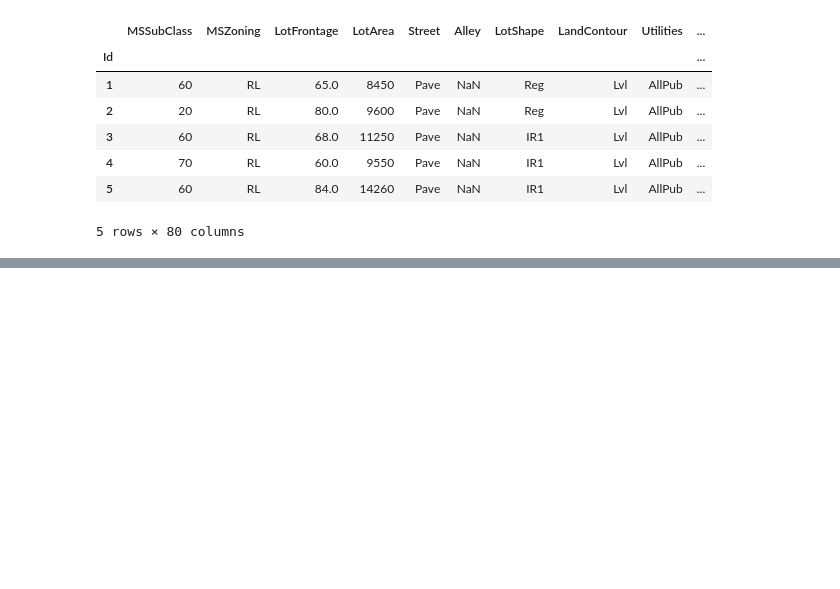
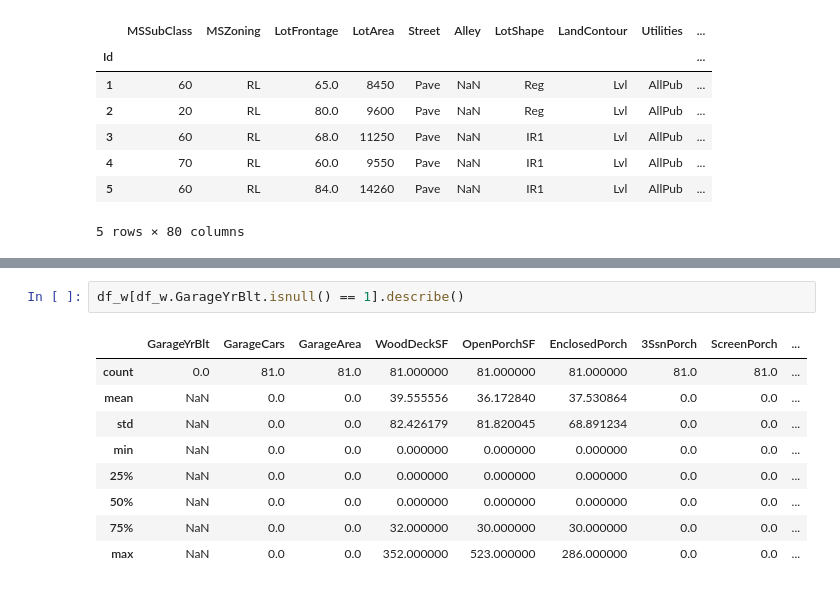
Before and after one commit to wonchankim97/House-Price-Prediction, a Jupyter notebook: preprocessing-WONCHAN.ipynb, the cells around one changed output, grey strips where cells are left out. Saved outputs shown, nothing was run; the diff lists cells and outputs as text; blank space fills up the shorter version.

```diff
--- a/preprocessing-WONCHAN.ipynb
+++ b/preprocessing-WONCHAN.ipynb
@@ -105,0 +217,12 @@ df1.describe()
+# %%
+df_w[df_w.GarageYrBlt.isnull() == 1].describe()
+# %% [output]
+|  | GarageYrBlt | GarageCars | GarageArea | WoodDeckSF | OpenPorchSF | EnclosedPorch | 3SsnPorch | ScreenPorch | ... |
+| count | 0.0 | 81.0 | 81.0 | 81.000000 | 81.000000 | 81.000000 | 81.0 | 81.0 | ... |
+| mean | NaN | 0.0 | 0.0 | 39.555556 | 36.172840 | 37.530864 | 0.0 | 0.0 | ... |
+| std | NaN | 0.0 | 0.0 | 82.426179 | 81.820045 | 68.891234 | 0.0 | 0.0 | ... |
+| min | NaN | 0.0 | 0.0 | 0.000000 | 0.000000 | 0.000000 | 0.0 | 0.0 | ... |
+| 25% | NaN | 0.0 | 0.0 | 0.000000 | 0.000000 | 0.000000 | 0.0 | 0.0 | ... |
+| 50% | NaN | 0.0 | 0.0 | 0.000000 | 0.000000 | 0.000000 | 0.0 | 0.0 | ... |
+| 75% | NaN | 0.0 | 0.0 | 32.000000 | 30.000000 | 30.000000 | 0.0 | 0.0 | ... |
+| max | NaN | 0.0 | 0.0 | 352.000000 | 523.000000 | 286.000000 | 0.0 | 0.0 | ... |
```
Also changed, not shown: parts of 27 cells of this notebook.
